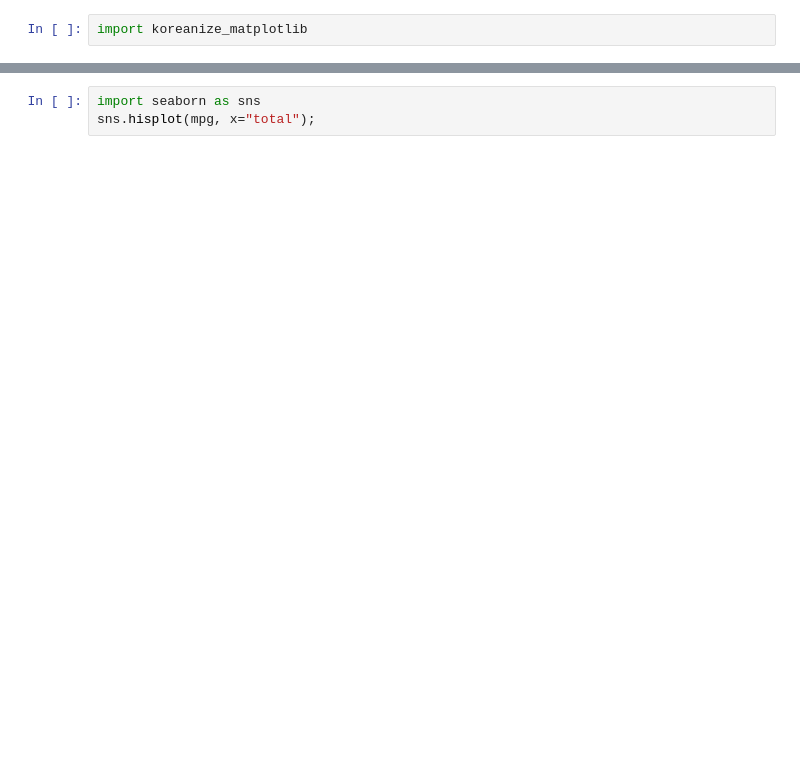
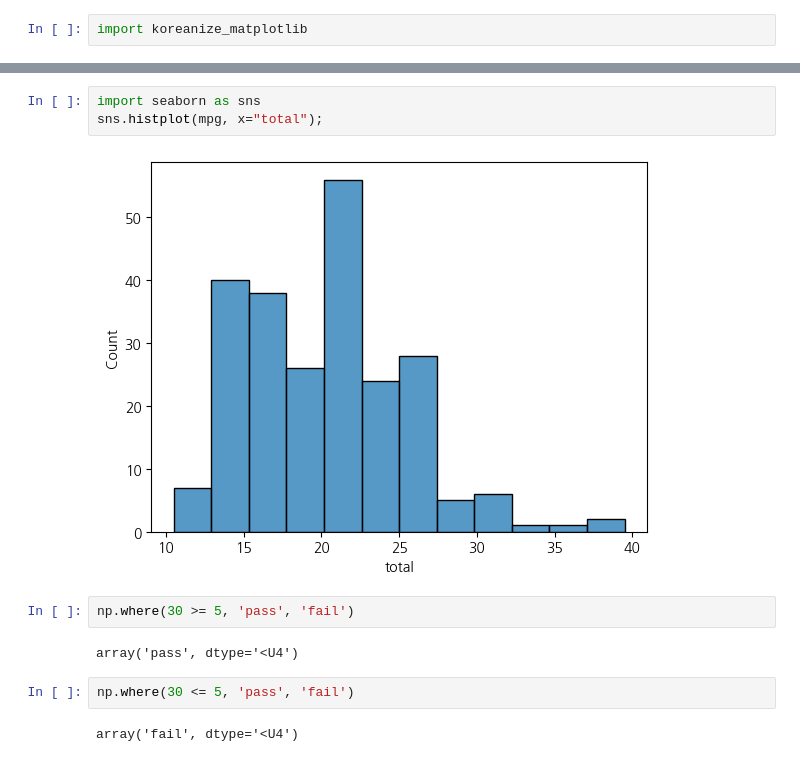
Before and after one commit to lie-42/2025-1-myclass-BDA, a Jupyter notebook: inclass/05w_B_wed_0402_easy_ch05_06_.ipynb, the cells around one changed output, grey strips where cells are left out. Cells and saved outputs as stored; diff of their text form; blank space fills up the shorter version.

```diff
--- a/inclass/05w_B_wed_0402_easy_ch05_06_.ipynb
+++ b/inclass/05w_B_wed_0402_easy_ch05_06_.ipynb
@@ -227,3 +273,13 @@ NameError: name 'mpg' is not defined
 # %%
 import seaborn as sns
-sns.hisplot(mpg, x="total");
+sns.histplot(mpg, x="total");
+# %% [output]
+[figure, added]
+# %%
+np.where(30 >= 5, 'pass', 'fail')
+# %% [output]
+array('pass', dtype='<U4')
+# %%
+np.where(30 <= 5, 'pass', 'fail')
+# %% [output]
+array('fail', dtype='<U4')
```
Also changed, not shown: parts of 105 cells of this notebook.
